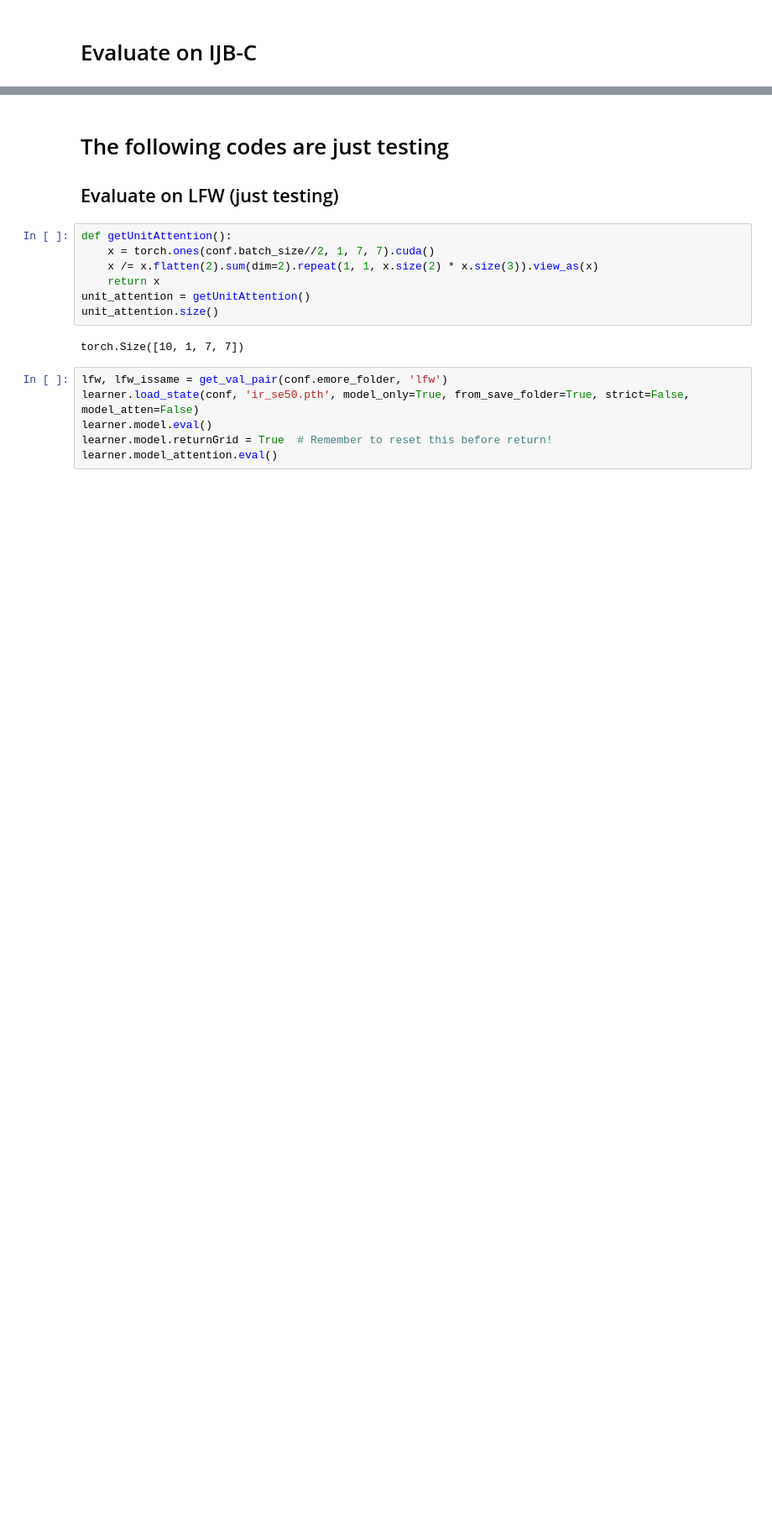
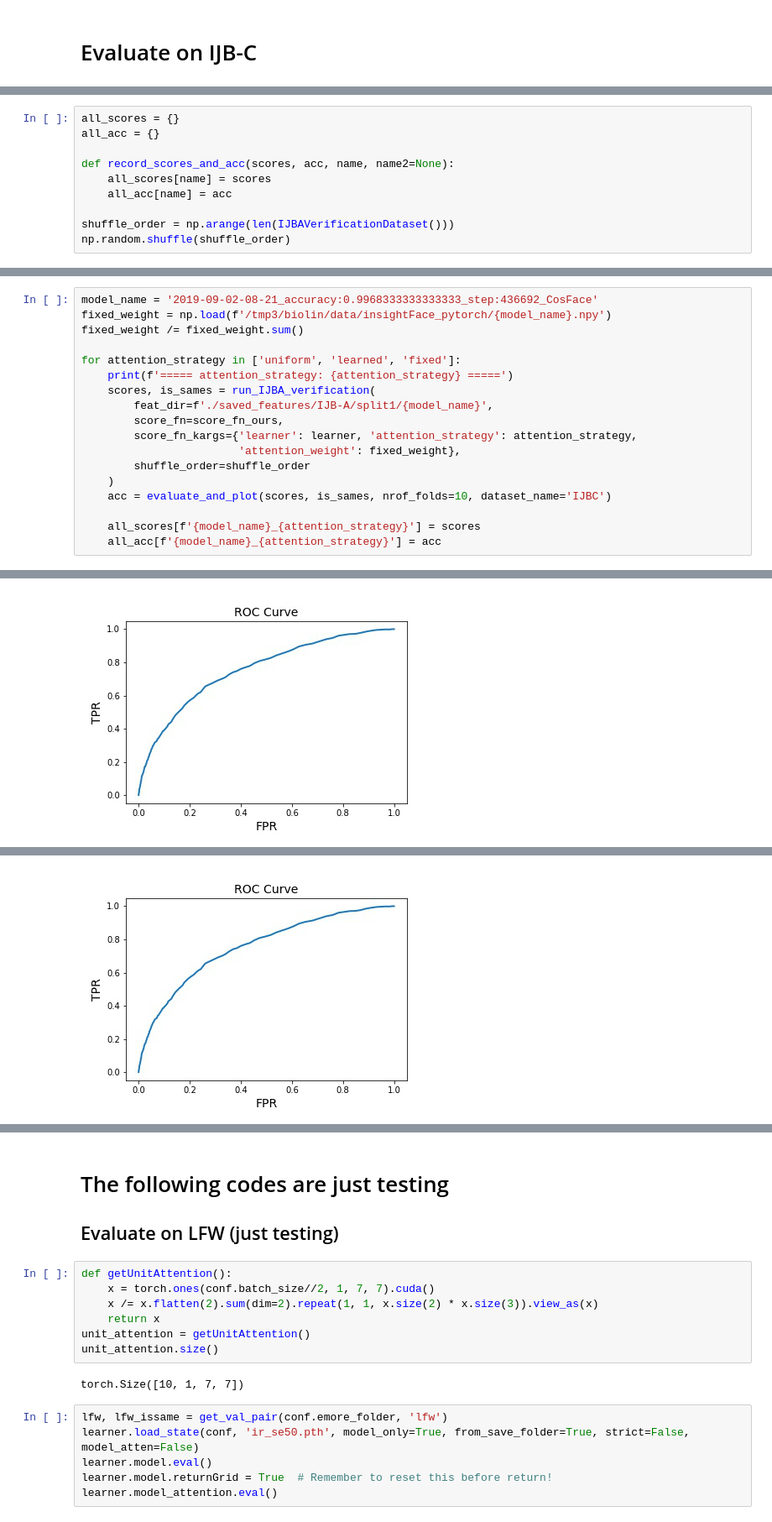
Before and after one commit to TreB1eN/InsightFace_Pytorch, a Jupyter notebook: evaluate_models_on_IJBC_and_ARFace.ipynb, the cells around one changed output, grey strips where cells are left out. Shown: that part at 84% size. Saved outputs shown, nothing was run; the diff lists cells and outputs as text; blank space fills up the shorter version.

```diff
--- a/evaluate_models_on_IJBC_and_ARFace.ipynb
+++ b/evaluate_models_on_IJBC_and_ARFace.ipynb
@@ -224,0 +378,10 @@ FileNotFoundError: [Errno 2] No such file or directory: './saved_features/IJB-C/
+# %%
+all_scores = {}
+all_acc = {}
+
+def record_scores_and_acc(scores, acc, name, name2=None):
+    all_scores[name] = scores
+    all_acc[name] = acc
+
+shuffle_order = np.arange(len(IJBAVerificationDataset()))
+np.random.shuffle(shuffle_order)
@@ -224,0 +465,19 @@ FileNotFoundError: [Errno 2] No such file or directory: './saved_features/IJB-C/
+# %%
+model_name = '2019-09-02-08-21_accuracy:0.9968333333333333_step:436692_CosFace'
+fixed_weight = np.load(f'/tmp3/biolin/data/insightFace_pytorch/{model_name}.npy')
+fixed_weight /= fixed_weight.sum()
+
+for attention_strategy in ['uniform', 'learned', 'fixed']:
+    print(f'===== attention_strategy: {attention_strategy} =====')
+    scores, is_sames = run_IJBA_verification(
+        feat_dir=f'./saved_features/IJB-A/split1/{model_name}',
+        score_fn=score_fn_ours,
+        score_fn_kargs={'learner': learner, 'attention_strategy': attention_strategy,
+                        'attention_weight': fixed_weight},
+        shuffle_order=shuffle_order
+    )
+    acc = evaluate_and_plot(scores, is_sames, nrof_folds=10, dataset_name='IJBC')
+
+    all_scores[f'{model_name}_{attention_strategy}'] = scores
+    all_acc[f'{model_name}_{attention_strategy}'] = acc
+# %% [output]
@@ -224,0 +501 @@ FileNotFoundError: [Errno 2] No such file or directory: './saved_features/IJB-C/
+[figure, added]
@@ -224,0 +519 @@ FileNotFoundError: [Errno 2] No such file or directory: './saved_features/IJB-C/
+[figure, added]
```
Also changed, not shown: parts of 39 cells of this notebook, 1 other file.
